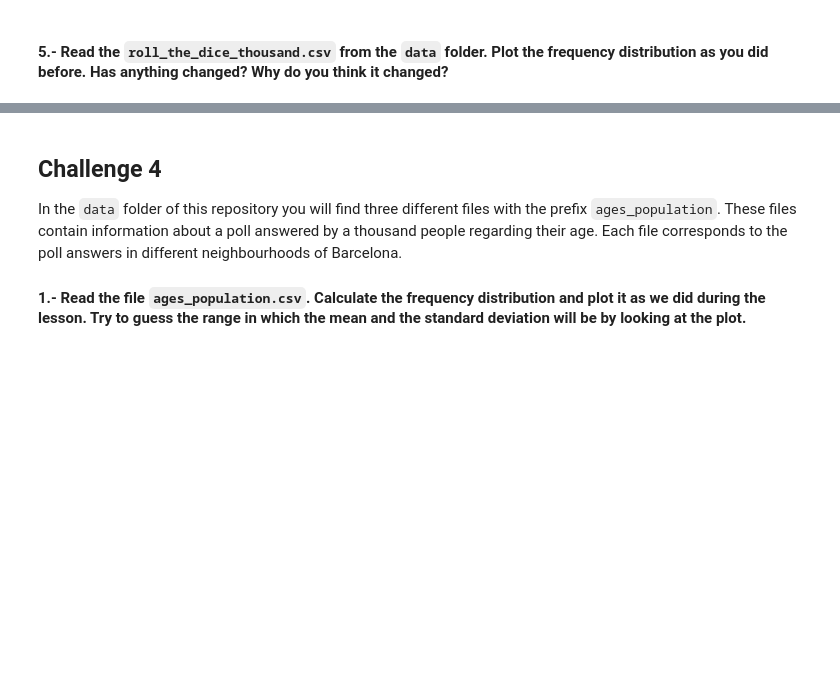
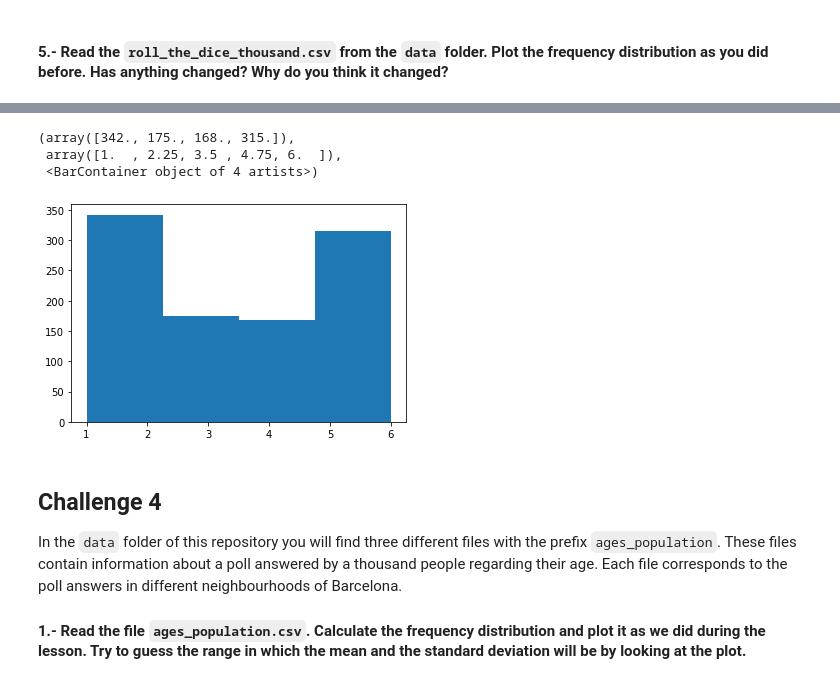
Before and after one commit to TitoGerva/dataptmad1121_labs, a Jupyter notebook: module-2/understanding-descriptive-stats/your-code/[understanding-descriptive-stats] Gervasio Feliciosi.ipynb, the cells around one changed output, grey strips where cells are left out. Drawn from its saved outputs; the diff is of its cells as text; code cells hidden in the pictures; blank space fills up the shorter version.

```diff
--- a/module-2/understanding-descriptive-stats/your-code/[understanding-descriptive-stats] Gervasio Feliciosi.ipynb
+++ b/module-2/understanding-descriptive-stats/your-code/[understanding-descriptive-stats] Gervasio Feliciosi.ipynb
@@ -126,3 +131,5 @@ your comments here
 #### 5.- Read the `roll_the_dice_thousand.csv` from the `data` folder. Plot the frequency distribution as you did before. Has anything changed? Why do you think it changed?
 # %%
 # your code here
+roll_dice = pd.read_csv('../data/roll_the_dice_thousand.csv')
+roll_dice
@@ -129,3 +150,11 @@ your comments here
+# %%
+roll_dice1 = sorted(roll_dice['value'])
+plt.hist(roll_dice1, bins=4)
+# %% [output]
+(array([342., 175., 168., 315.]),
+ array([1.  , 2.25, 3.5 , 4.75, 6.  ]),
+ <BarContainer object of 4 artists>)
+[figure, added]
 # %%
 """
 your comments here
```
Also changed, not shown: parts of 37 cells of this notebook.
